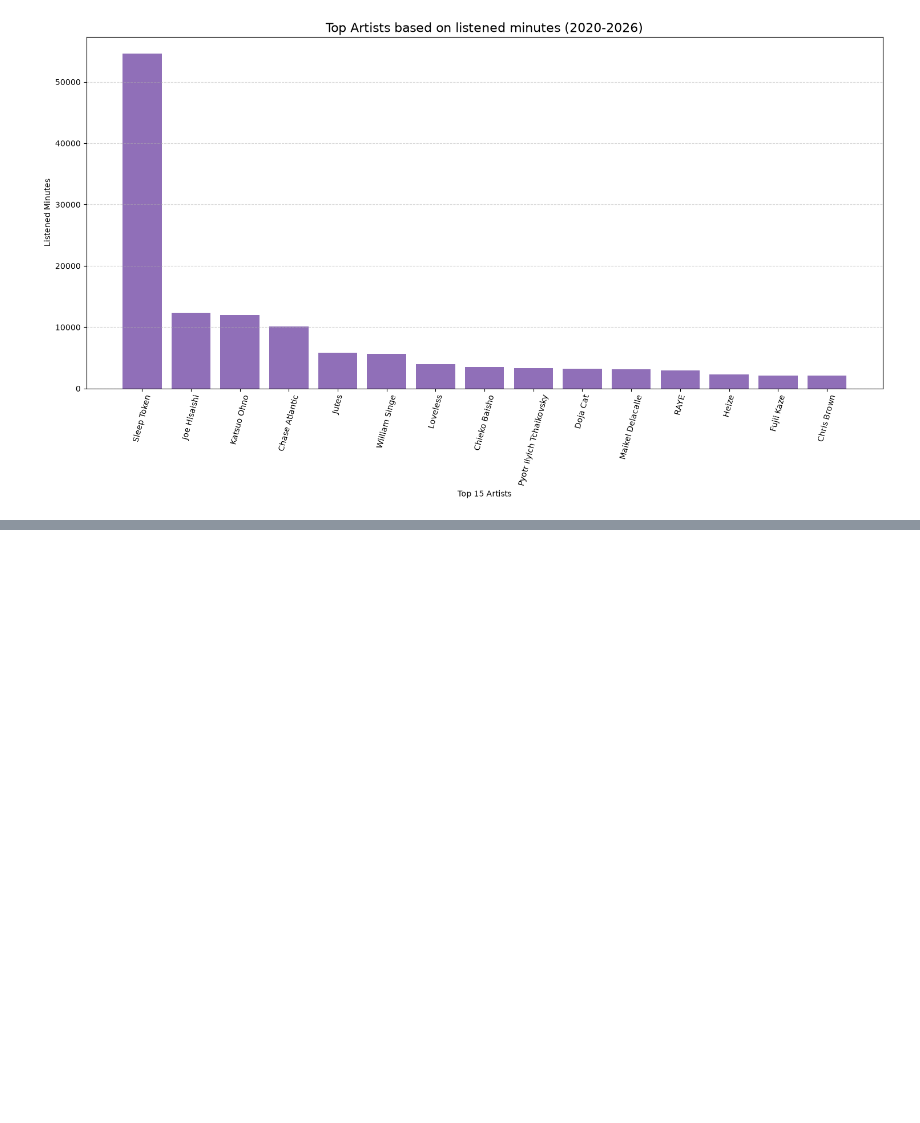
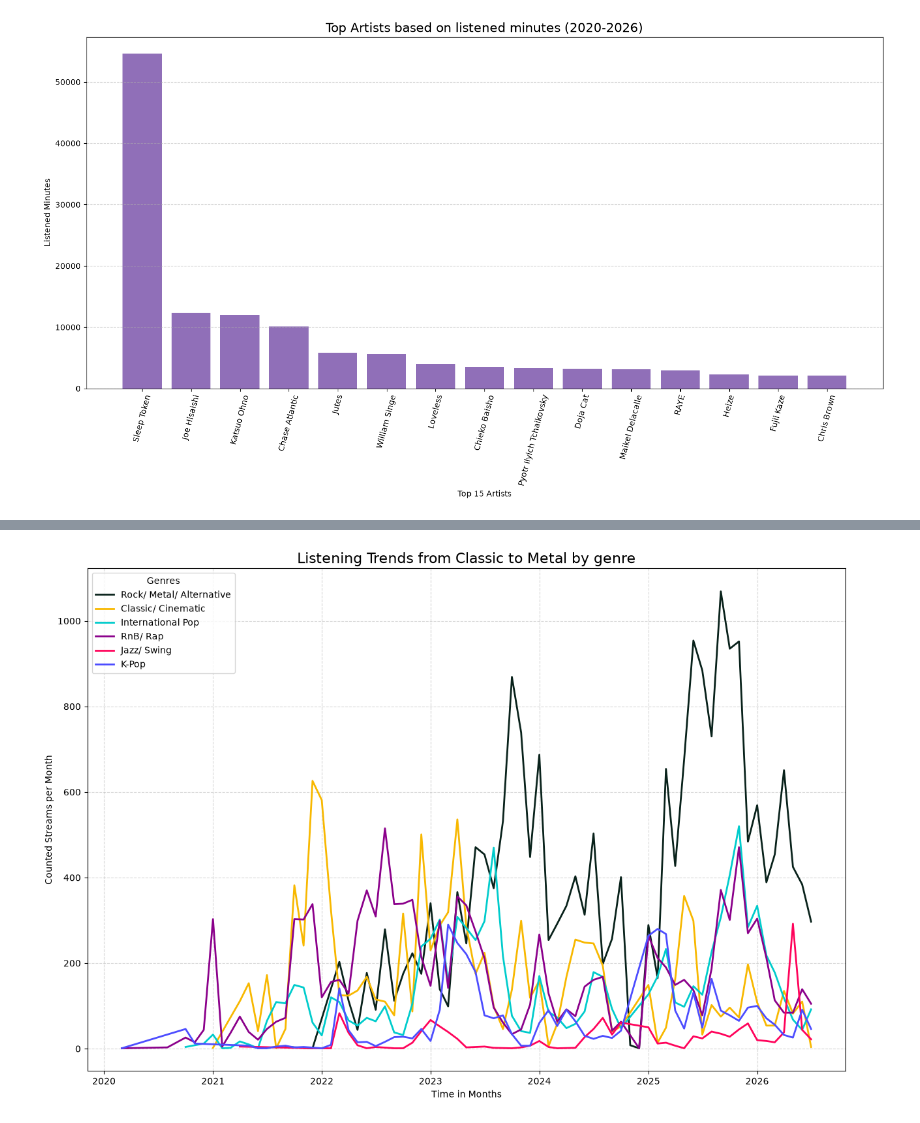
Before and after one commit to alyssa-leuschner/spotify-data-analysis, a Jupyter notebook: spotify_data_analysis.ipynb, the cells around one changed output, grey strips where cells are left out. Cells and saved outputs as stored; diff of their text form; code cells hidden in the pictures; blank space fills up the shorter version.

```diff
--- a/spotify_data_analysis.ipynb
+++ b/spotify_data_analysis.ipynb
@@ -255,0 +303,51 @@ pd.DataFrame(artist_data).sort_values(by= "Artist").reset_index(drop= True)
+# %%
+# Create a dictionary
+assign_genre = {}
+
+for artist in classic_cinematic: assign_genre[artist] = "Classic/ Cinematic"
+for artist in international_pop: assign_genre[artist] = "International Pop"
+for artist in jazz_swing: assign_genre[artist] = "Jazz/ Swing"
+for artist in k_pop: assign_genre[artist] = "K-Pop"
+for artist in rock_metal_alt: assign_genre[artist] = "Rock/ Metal/ Alternative"
+for artist in rnb_rap: assign_genre[artist] = "RnB/ Rap"
+
+# .map() function
+
+cleaned_data["genre"] = cleaned_data["artist"].map(assign_genre). fillna("Other")
+# %%
+# Select genres and filter them
+selected_genres = ["Classic/ Cinematic", "International Pop", "Jazz/ Swing", "K-Pop", "Rock/ Metal/ Alternative", "RnB/ Rap"]
+filtered_genres = cleaned_data[cleaned_data["genre"].isin(selected_genres)].copy()
+
+# Determine the timestamps of each song
+filtered_genres["month"] = filtered_genres["ts"].dt.tz_localize(None).dt.to_period("M").dt.to_timestamp()
+
+# Determine the number of streams
+genre_streams = filtered_genres.value_counts(["month", "genre"]).reset_index()
+
+# Assign a specific colour to each artist
+genre_colours= {
+    "Classic/ Cinematic": "#F8B800",
+    "International Pop": "#00CCCC",
+    "Jazz/ Swing": "#FF035B",
+    "K-Pop": "#4D4DFF",
+    "Rock/ Metal/ Alternative": "#09221B",
+    "RnB/ Rap": "#8B008B"
+
+}
+
+# Visualising monthly streaming trends across genres
+plt.figure(figsize=(15, 10))
+sns.lineplot(data= genre_streams, x= "month", y= "count", hue= "genre", palette= genre_colours, linewidth= 2)
+
+plt.title("Listening Trends from Classic to Metal by genre", fontsize= 16)
+plt.xlabel("Time in Months")
+plt.ylabel("Counted Streams per Month")
+
+plt.legend(title= "Genres")
+plt.grid(axis= "x", linestyle= "--", alpha= 0.5)
+plt.grid(axis= "y", linestyle= "--", alpha= 0.5)
+
+plt.show()
+# %% [output]
+[figure, added]
```
Also changed, not shown: parts of 26 cells of this notebook.
